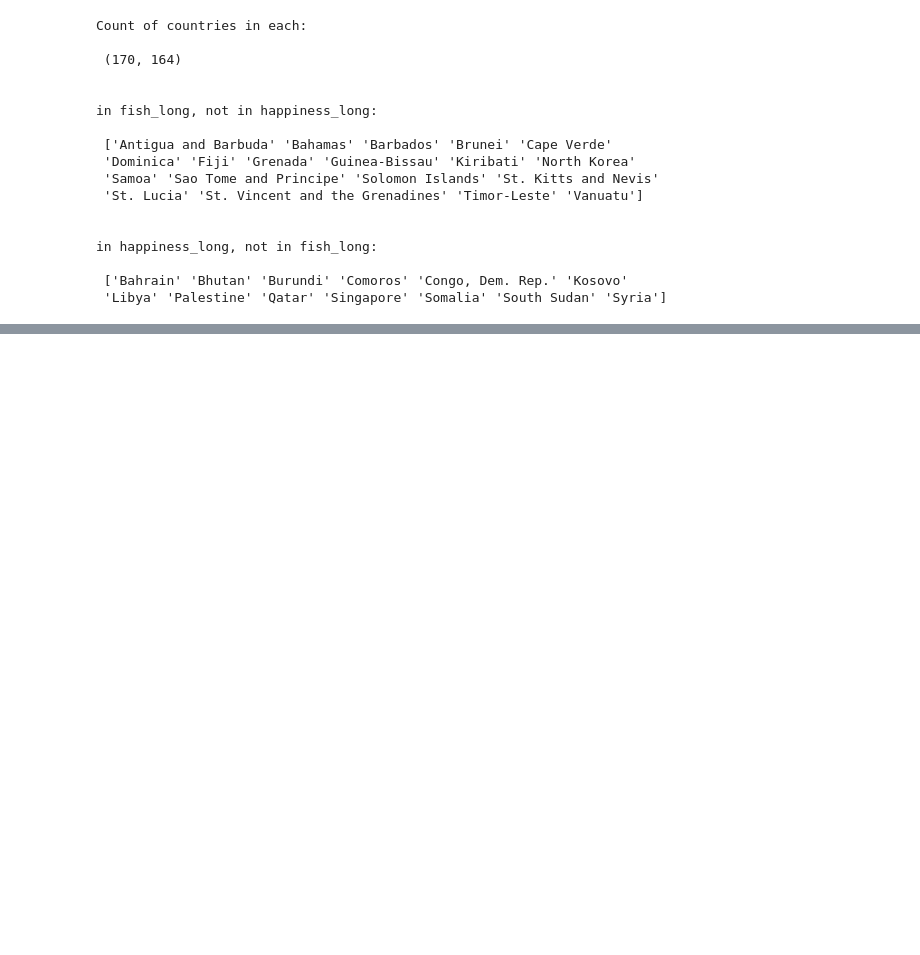
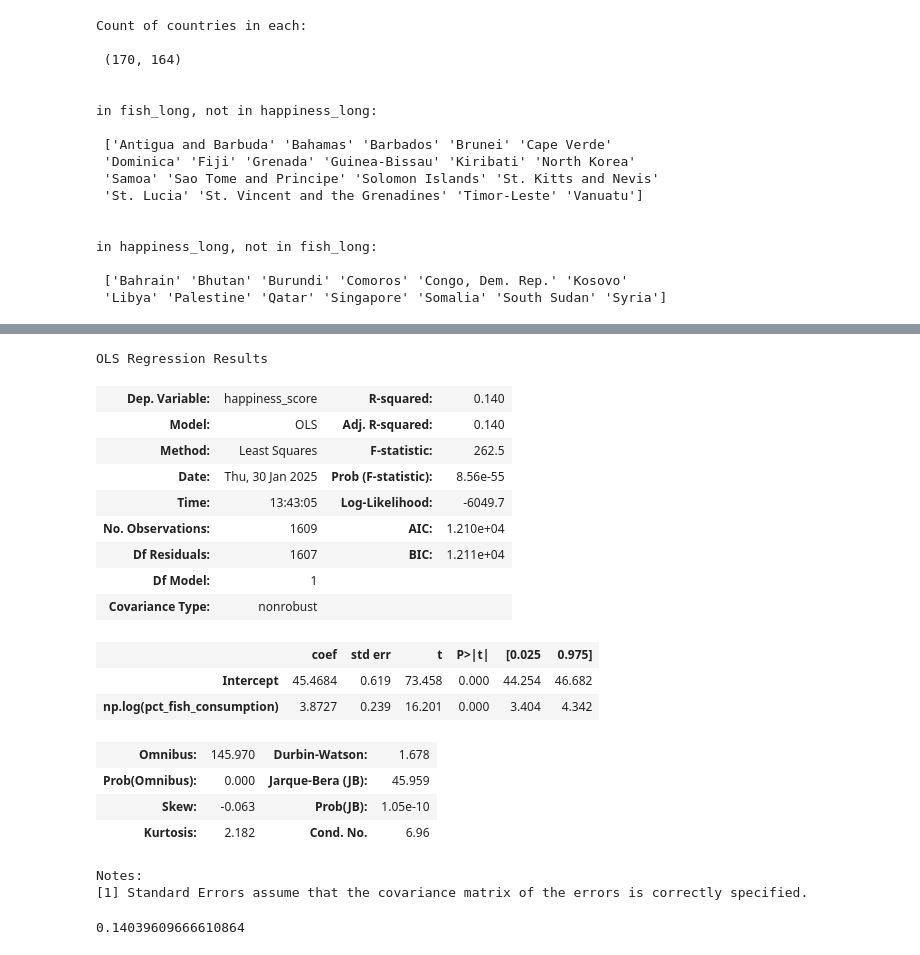
Before and after one commit to DrewRichard7/cost_of_health_shiny_app, a Jupyter notebook: notebooks/ar_main.ipynb, the cells around one changed output, grey strips where cells are left out. Cells and saved outputs as stored; diff of their text form; code cells hidden in the pictures; blank space fills up the shorter version.

```diff
--- a/notebooks/ar_main.ipynb
+++ b/notebooks/ar_main.ipynb
@@ -70 +92,28 @@ in happiness_long, not in fish_long:
+# %%
+lm = smf.ols('happiness_score ~ np.log(pct_fish_consumption)', data=happy_fish_merged).fit()
+lm.summary()
+# %% [output]
+OLS Regression Results
+| Dep. Variable: | happiness_score | R-squared: | 0.140 |
+| Model: | OLS | Adj. R-squared: | 0.140 |
+| Method: | Least Squares | F-statistic: | 262.5 |
+| Date: | Thu, 30 Jan 2025 | Prob (F-statistic): | 8.56e-55 |
+| Time: | 13:43:05 | Log-Likelihood: | -6049.7 |
+| No. Observations: | 1609 | AIC: | 1.210e+04 |
+| Df Residuals: | 1607 | BIC: | 1.211e+04 |
+| Df Model: | 1 |  |  |
+| Covariance Type: | nonrobust |  |  |
+|  | coef | std err | t | P>|t| | [0.025 | 0.975] |
+| Intercept | 45.4684 | 0.619 | 73.458 | 0.000 | 44.254 | 46.682 |
+| np.log(pct_fish_consumption) | 3.8727 | 0.239 | 16.201 | 0.000 | 3.404 | 4.342 |
+| Omnibus: | 145.970 | Durbin-Watson: | 1.678 |
+| Prob(Omnibus): | 0.000 | Jarque-Bera (JB): | 45.959 |
+| Skew: | -0.063 | Prob(JB): | 1.05e-10 |
+| Kurtosis: | 2.182 | Cond. No. | 6.96 |
+Notes:
+[1] Standard Errors assume that the covariance matrix of the errors is correctly specified.
+# %%
+lm.rsquared
+# %% [output]
+0.14039609666610864
 # %%
```
Also changed, not shown: parts of 4 cells of this notebook.
